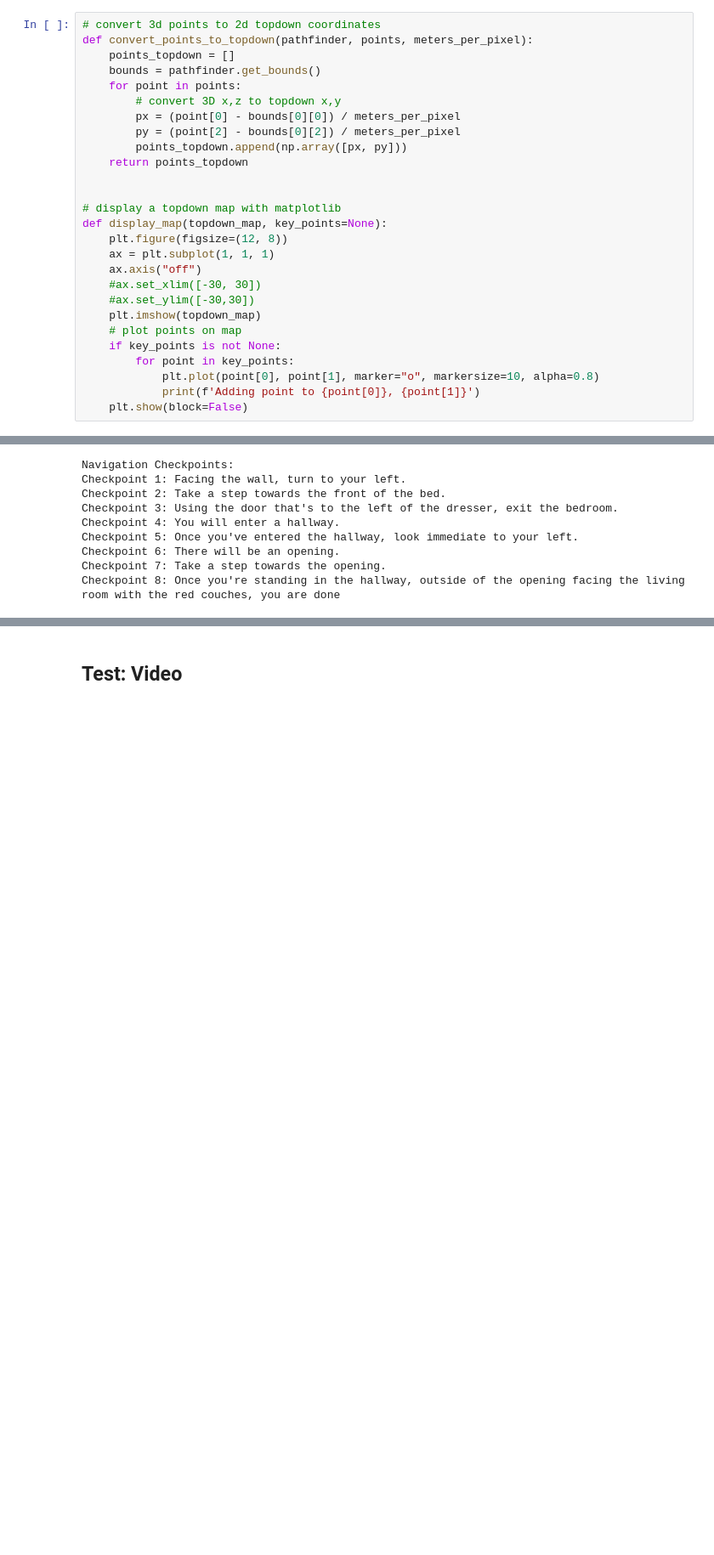
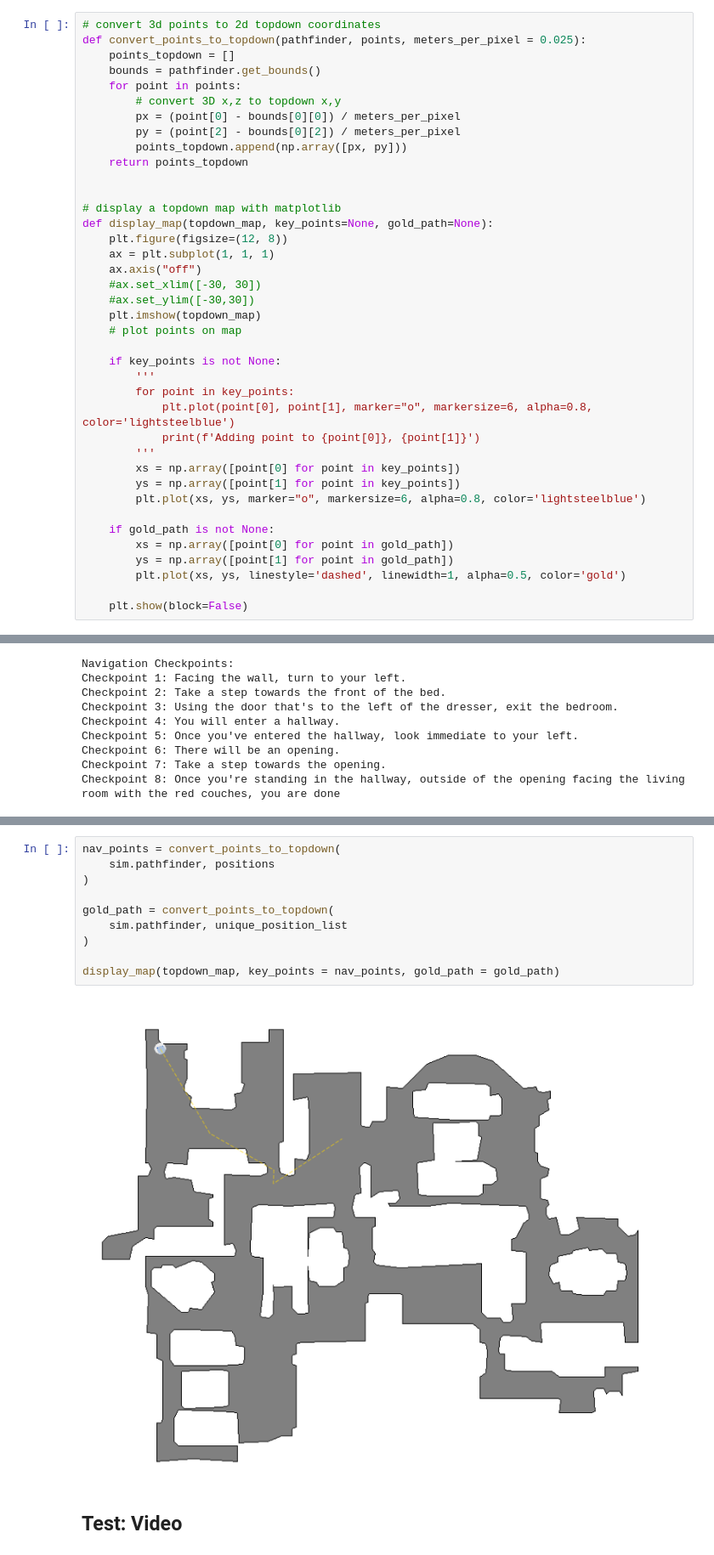
Before and after one commit to wsychiu/OCOM5300M_ResearchProject, a Jupyter notebook: data_exploration/exploring_scenes.ipynb, the cells around one changed output, grey strips where cells are left out. Shown at 85% size. Cells and saved outputs as stored; diff of their text form; blank space fills up the shorter version.

```diff
--- a/data_exploration/exploring_scenes.ipynb
+++ b/data_exploration/exploring_scenes.ipynb
@@ -234,7 +236,7 @@ def make_cfg(settings):
 ### Mapping agent position to a topdown map of the environment
 # %%
 # convert 3d points to 2d topdown coordinates
-def convert_points_to_topdown(pathfinder, points, meters_per_pixel):
+def convert_points_to_topdown(pathfinder, points, meters_per_pixel = 0.025):
     points_topdown = []
     bounds = pathfinder.get_bounds()
     for point in points:
@@ -246,7 +248,7 @@ def convert_points_to_topdown(pathfinder, points, meters_per_pixel):
 
 
 # display a topdown map with matplotlib
-def display_map(topdown_map, key_points=None):
+def display_map(topdown_map, key_points=None, gold_path=None):
     plt.figure(figsize=(12, 8))
     ax = plt.subplot(1, 1, 1)
     ax.axis("off")
@@ -254,10 +256,22 @@ def display_map(topdown_map, key_points=None):
     #ax.set_ylim([-30,30])
     plt.imshow(topdown_map)
     # plot points on map
+
     if key_points is not None:
+        '''
         for point in key_points:
-            plt.plot(point[0], point[1], marker="o", markersize=10, alpha=0.8)
+            plt.plot(point[0], point[1], marker="o", markersize=6, alpha=0.8, color='lightsteelblue')
             print(f'Adding point to {point[0]}, {point[1]}')
+        '''
+        xs = np.array([point[0] for point in key_points])
+        ys = np.array([point[1] for point in key_points])
+        plt.plot(xs, ys, marker="o", markersize=6, alpha=0.8, color='lightsteelblue')
+
+    if gold_path is not None:
+        xs = np.array([point[0] for point in gold_path])
+        ys = np.array([point[1] for point in gold_path])
+        plt.plot(xs, ys, linestyle='dashed', linewidth=1, alpha=0.5, color='gold')
+
     plt.show(block=False)
 # %%
 def draw_map(agent, scene_id, meters_per_pixel = 0.025, height = 1, agent_radius_px = 8):
@@ -782,3 +801,15 @@ plt.show()
+# %%
+nav_points = convert_points_to_topdown(
+    sim.pathfinder, positions
+)
+
+gold_path = convert_points_to_topdown(
+    sim.pathfinder, unique_position_list
+)
+
+display_map(topdown_map, key_points = nav_points, gold_path = gold_path)
+# %% [output]
+[figure, added]
 # %% [markdown]
 ## Test: Video
 # %%
```
Also changed, not shown: parts of 6 cells of this notebook.
